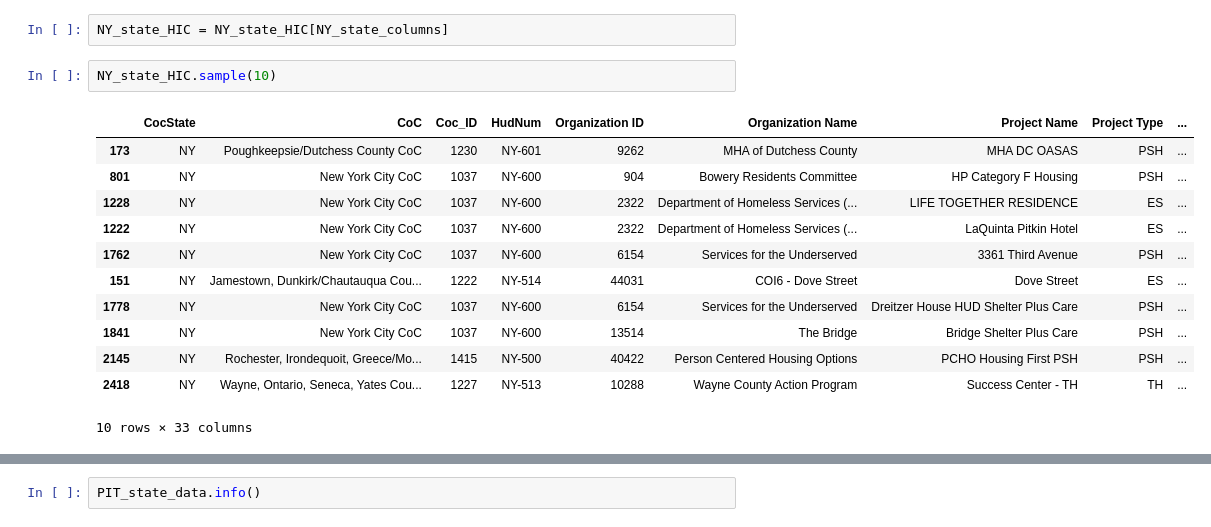
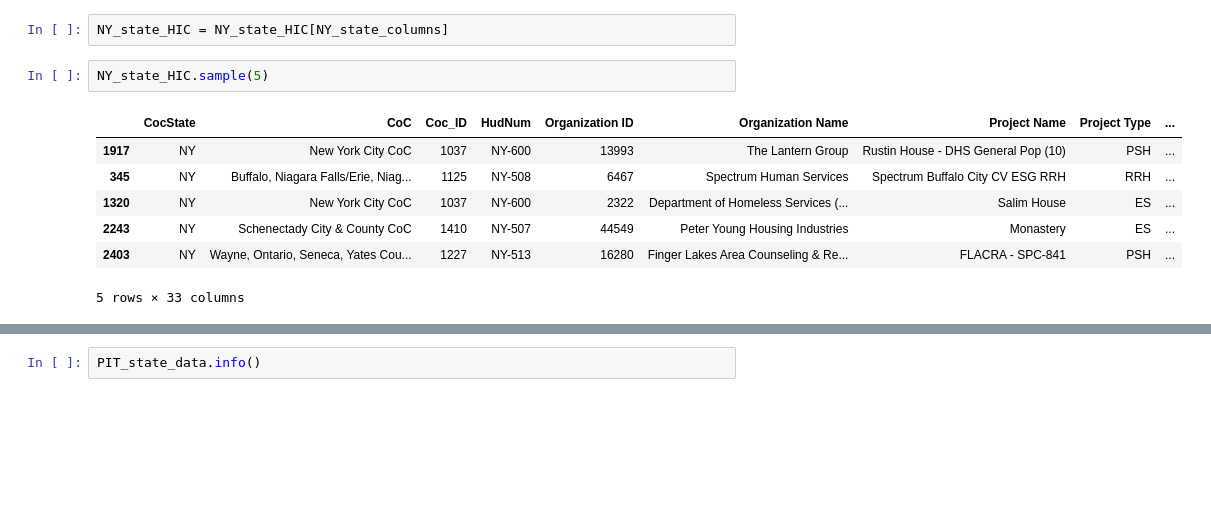
Before and after one commit to LDeYoung17/housing-data-study, a Jupyter notebook: notebooks/EDA_ML.ipynb, the cells around one changed output, grey strips where cells are left out. Saved outputs shown, nothing was run; the diff lists cells and outputs as text; blank space fills up the shorter version.

```diff
--- a/notebooks/EDA_ML.ipynb
+++ b/notebooks/EDA_ML.ipynb
@@ -136,17 +119,12 @@ NY_state_columns = ['CocState', 'CoC', 'Coc_ID', 'HudNum', 'Organization ID', 'O
 # %%
 NY_state_HIC = NY_state_HIC[NY_state_columns]
 # %%
-NY_state_HIC.sample(10)
+NY_state_HIC.sample(5)
 # %% [output]
 |  | CocState | CoC | Coc_ID | HudNum | Organization ID | Organization Name | Project Name | Project Type | ... |
-| 173 | NY | Poughkeepsie/Dutchess County CoC | 1230 | NY-601 | 9262 | MHA of Dutchess County | MHA DC OASAS | PSH | ... |
-| 801 | NY | New York City CoC | 1037 | NY-600 | 904 | Bowery Residents Committee | HP Category F Housing | PSH | ... |
-| 1228 | NY | New York City CoC | 1037 | NY-600 | 2322 | Department of Homeless Services (... | LIFE TOGETHER RESIDENCE | ES | ... |
-| 1222 | NY | New York City CoC | 1037 | NY-600 | 2322 | Department of Homeless Services (... | LaQuinta Pitkin Hotel | ES | ... |
-| 1762 | NY | New York City CoC | 1037 | NY-600 | 6154 | Services for the Underserved | 3361 Third Avenue | PSH | ... |
-| 151 | NY | Jamestown, Dunkirk/Chautauqua Cou... | 1222 | NY-514 | 44031 | COI6 - Dove Street | Dove Street | ES | ... |
-| 1778 | NY | New York City CoC | 1037 | NY-600 | 6154 | Services for the Underserved | Dreitzer House HUD Shelter Plus Care | PSH | ... |
-| 1841 | NY | New York City CoC | 1037 | NY-600 | 13514 | The Bridge | Bridge Shelter Plus Care | PSH | ... |
-| 2145 | NY | Rochester, Irondequoit, Greece/Mo... | 1415 | NY-500 | 40422 | Person Centered Housing Options | PCHO Housing First PSH | PSH | ... |
-| 2418 | NY | Wayne, Ontario, Seneca, Yates Cou... | 1227 | NY-513 | 10288 | Wayne County Action Program | Success Center - TH | TH | ... |
+| 1917 | NY | New York City CoC | 1037 | NY-600 | 13993 | The Lantern Group | Rustin House - DHS General Pop (10) | PSH | ... |
+| 345 | NY | Buffalo, Niagara Falls/Erie, Niag... | 1125 | NY-508 | 6467 | Spectrum Human Services | Spectrum Buffalo City CV ESG RRH | RRH | ... |
+| 1320 | NY | New York City CoC | 1037 | NY-600 | 2322 | Department of Homeless Services (... | Salim House | ES | ... |
+| 2243 | NY | Schenectady City & County CoC | 1410 | NY-507 | 44549 | Peter Young Housing Industries | Monastery | ES | ... |
+| 2403 | NY | Wayne, Ontario, Seneca, Yates Cou... | 1227 | NY-513 | 16280 | Finger Lakes Area Counseling & Re... | FLACRA - SPC-841 | PSH | ... |
-10 rows × 33 columns
+5 rows × 33 columns
```
Also changed, not shown: parts of 52 cells of this notebook.
